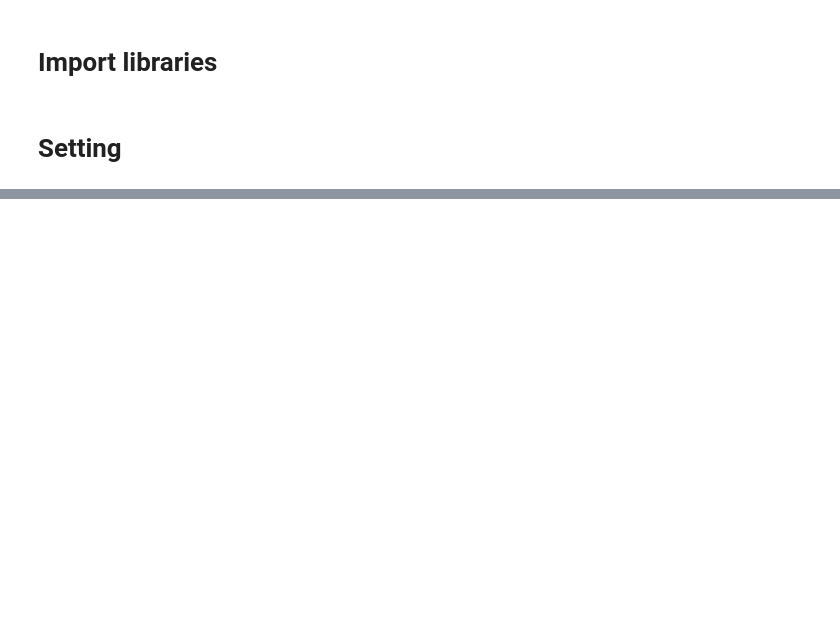
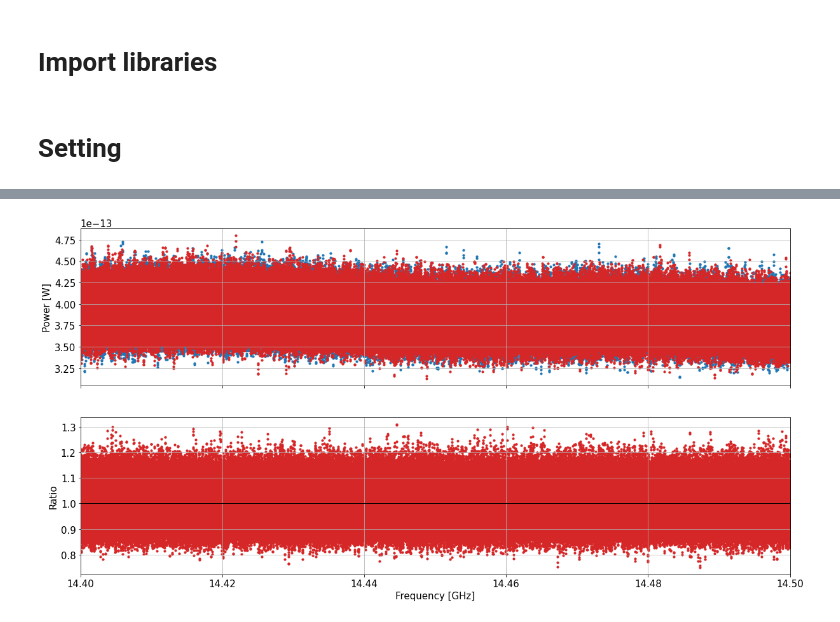
Before and after one commit to sadachi5/dosue-analysis, a Jupyter notebook: DOSUE-J/77K_compare.ipynb, the cells around one changed output, grey strips where cells are left out. Saved outputs shown, nothing was run; the diff lists cells and outputs as text; code cells hidden in the pictures; blank space fills up the shorter version.

```diff
--- a/DOSUE-J/77K_compare.ipynb
+++ b/DOSUE-J/77K_compare.ipynb
@@ -70,0 +93,16 @@ ax.grid(True)
+# %%
+freq1_nr, W1_nr, Werr1_nr = data1_norebin[0], data1_norebin[1], data1_norebin[2]
+freq2_nr, W2_nr, Werr2_nr = data2_norebin[0], data2_norebin[1], data2_norebin[2]
+
+freq1_nr_ave, tmp = func.average_list(freq1_nr, nAve)
+W1_nr_ave, tmp = func.average_list(W1_nr, nAve)
+freq2_nr_ave, tmp = func.average_list(freq2_nr, nAve)
+W2_nr_ave, tmp = func.average_list(W2_nr, nAve)
+
+freq1, W1, Werr1 = data1[0], data1[1], data1[2]
+freq2, W2, Werr2 = data2[0], data2[1], data2[2]
+
+freq1_ave, tmp = func.average_list(freq1, nAve)
+W1_ave, tmp = func.average_list(W1, nAve)
+freq2_ave, tmp = func.average_list(freq2, nAve)
+W2_ave, tmp = func.average_list(W2, nAve)
@@ -70,0 +125,20 @@ ax.grid(True)
+# %%
+plt.rcParams["font.size"] = 15
+fig, axes = plt.subplots(2,1,figsize=(20,10), squeeze=False, sharex=True)
+
+ax = axes[0][0]
+ax.scatter(freq1_nr*1e-9, W1_nr, c='tab:blue', label='First 77K', s=10)
+ax.scatter(freq2_nr*1e-9, W2_nr, c='tab:red', label='Second 77K', s=10)
+ax.set_xlim([freq_min, freq_max])
+ax.set_ylabel('Power [W]')
+ax.grid(True)
+
+ax = axes[1][0]
+ax.scatter(freq1_nr*1e-9, W2_nr/W1_nr, c='tab:red', label='Second/First', s=10)
+ax.plot([0,100],[1,1], c='k', lw=1)
+ax.set_xlim([freq_min, freq_max])
+ax.set_ylabel('Ratio')
+ax.set_xlabel('Frequency [GHz]')
+ax.grid(True)
+# %% [output]
+[figure, added]
```
Also changed, not shown: parts of 15 cells of this notebook, 3 other files.
